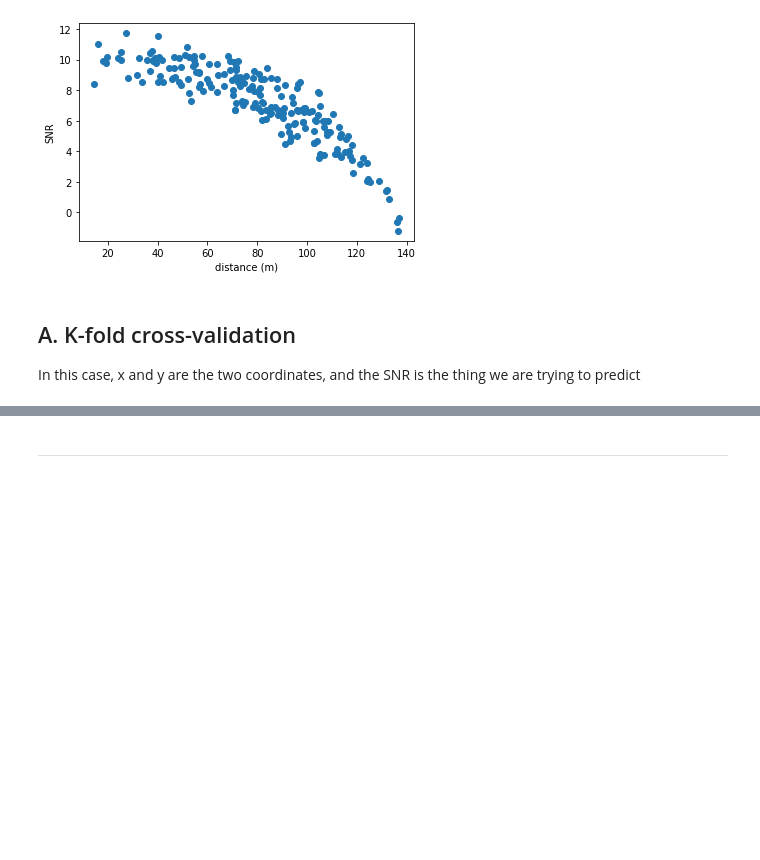
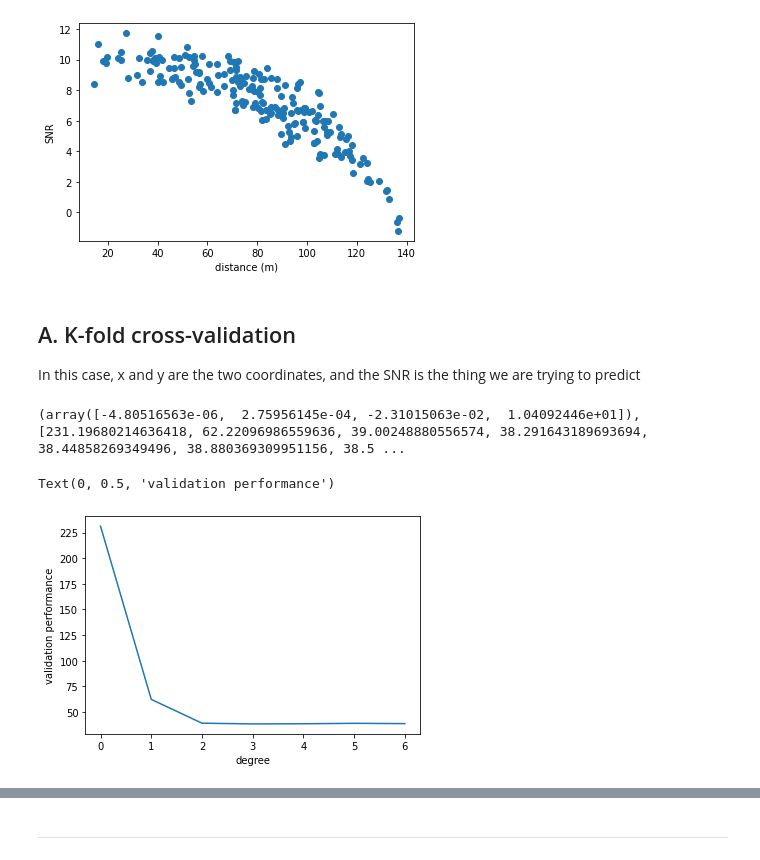
Before and after one commit to angelabortolato/MachineLearning_course, a Jupyter notebook: lab1/01_validation.ipynb, the cells around one changed output, grey strips where cells are left out. Saved outputs shown, nothing was run; the diff lists cells and outputs as text; code cells hidden in the pictures; blank space fills up the shorter version.

Commit message:
k fold valid done

```diff
--- a/lab1/01_validation.ipynb
+++ b/lab1/01_validation.ipynb
@@ -96,7 +96,37 @@ In this case, x and y are the two coordinates, and the SNR is the thing we are t
 # Function to perform the K-fold cross validation
 def k_fold_cross_validation(x_train: np.ndarray, y_train: np.ndarray, k: int, max_degree: int) -> tuple[tuple, tuple]:
     # TODO: Perform K-fold cross-validation on the training set.
-    # The two returned values are the best model and the list of results for all degrees up to max_degree.
+    # The two returned values are the best model (coefficient) and the list of results (performance) for all degrees up to max_degree.
     # The points should be selected randomly.
+    idx=list(range(len(x_train)))
+    fold_points=int(np.floor(len(x_train)/k))
+    x_fold=[]
+    y_fold=[]
+    for i in range(k):                              #partition into folds
+        fold_idx=random.sample(idx, fold_points)
+        idx= [i for i in idx if i not in fold_idx]
+        x_fold.append(x_train[fold_idx])
+        y_fold.append(y_train[fold_idx])
+
+    #print("x_folds: ", x_fold)
+
+    best=-1
+    best_perf=9e10
+    results=[]
+
+    for degree in range(max_degree+1):
+        deg_perf=0
+        for i in range(k):
+            x_k_train= np.concatenate([x_fold[l] for l in range(k) if l!=i])
+            #print(i, "validation set:", x_fold[i], "test set: ", x_k_train)
+            y_k_train= np.concatenate([y_fold[l] for l in range(k) if l!=i])
+            p=fit(x_k_train,y_k_train, degree)
+            deg_perf+=evaluate(x_fold[i], y_fold[i], p, degree)
+        deg_perf/=k
+        results.append(deg_perf)
+        if deg_perf<best_perf:
+            best_perf=deg_perf
+            best=fit(x_train, y_train, degree)
+
     # The inputs and labels are already in terms of distance and SNR
     return best, results
@@ -105 +133,11 @@ def k_fold_cross_validation(x_train: np.ndarray, y_train: np.ndarray, k: int, ma
+# %%
+k_fold_results=k_fold_cross_validation(dist_train, SNR_train, 4, 6)
+
+plt.plot(k_fold_results[1])
+plt.xlabel("degree")
+plt.ylabel("validation performance")
+# %% [output]
+(array([-4.80516563e-06,  2.75956145e-04, -2.31015063e-02,  1.04092446e+01]), [231.19680214636418, 62.22096986559636, 39.00248880556574, 38.291643189693694, 38.44858269349496, 38.880369309951156, 38.5 ...
+Text(0, 0.5, 'validation performance')
+[figure, added]
 # %%
```
Also changed, not shown: parts of 3 cells of this notebook.
